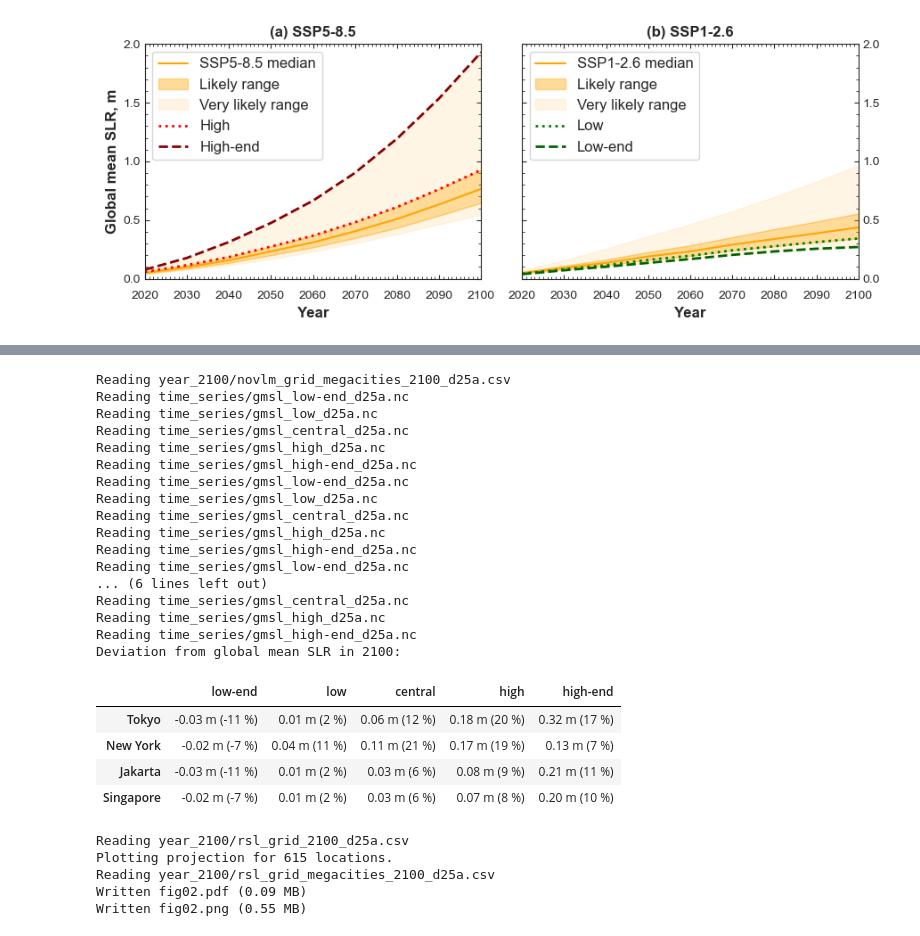
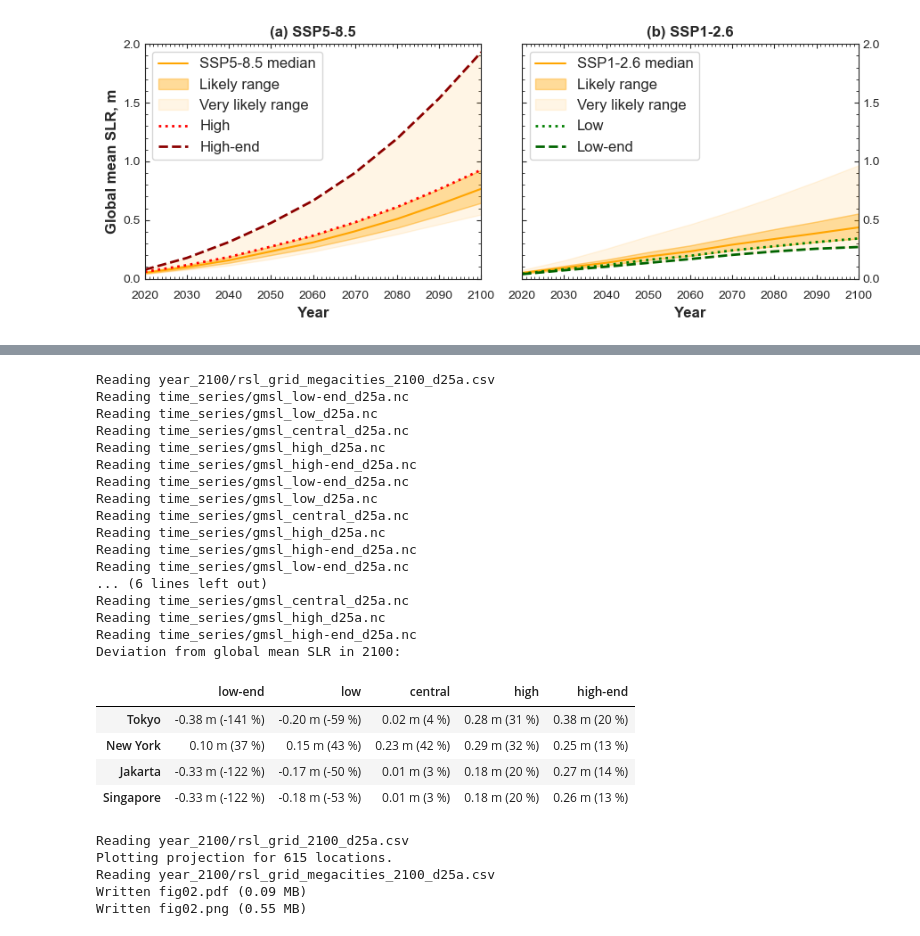
Before and after one commit to grandey/d25a-rsl-fusion, a Jupyter notebook: figs_d25a.ipynb, the cells around one changed output, grey strips where cells are left out. Saved outputs shown, nothing was run; the diff lists cells and outputs as text; code cells hidden in the pictures.

```diff
--- a/figs_d25a.ipynb
+++ b/figs_d25a.ipynb
@@ -123,40 +123,40 @@ Low-end 0.2     0.2 to 0.2      -0.0 to 0.3     10      0.74
 # %%
 # For specific cities, what is the deviation from the global mean?
 deviation_df = pd.DataFrame()
-year_2100_df = d25a.read_year_2100_df(slr_str='novlm', gauges_str='grid', cities_str='megacities')
+year_2100_df = d25a.read_year_2100_df(slr_str='rsl', gauges_str='grid', cities_str='megacities')
 for city_short in ['Tokyo', 'New York', 'Jakarta', 'Singapore']:
     year_2100_ser = year_2100_df[year_2100_df['city_short'] == city_short].iloc[0]  # projections for city
     for proj_str in ['low-end', 'low', 'central', 'high', 'high-end']:
         gmsl = d25a.read_time_series_da(slr_str='gmsl', proj_str=proj_str).sel(years=2100).data
         deviation = year_2100_ser[proj_str] - gmsl
         deviation_perc = (deviation / gmsl) * 100
         deviation_str = f'{deviation:.2f} m ({deviation_perc:.0f} %)'
         deviation_df.loc[city_short, proj_str] = deviation_str
 print('Deviation from global mean SLR in 2100:')
 deviation_df
 # %% [output]
-Reading year_2100/novlm_grid_megacities_2100_d25a.csv
+Reading year_2100/rsl_grid_megacities_2100_d25a.csv
 Reading time_series/gmsl_low-end_d25a.nc
 Reading time_series/gmsl_low_d25a.nc
 Reading time_series/gmsl_central_d25a.nc
 Reading time_series/gmsl_high_d25a.nc
 Reading time_series/gmsl_high-end_d25a.nc
 Reading time_series/gmsl_low-end_d25a.nc
 Reading time_series/gmsl_low_d25a.nc
 Reading time_series/gmsl_central_d25a.nc
 Reading time_series/gmsl_high_d25a.nc
 Reading time_series/gmsl_high-end_d25a.nc
 Reading time_series/gmsl_low-end_d25a.nc
 ... (6 lines left out)
 Reading time_series/gmsl_central_d25a.nc
 Reading time_series/gmsl_high_d25a.nc
 Reading time_series/gmsl_high-end_d25a.nc
 Deviation from global mean SLR in 2100:
 |  | low-end | low | central | high | high-end |
-| Tokyo | -0.03 m (-11 %) | 0.01 m (2 %) | 0.06 m (12 %) | 0.18 m (20 %) | 0.32 m (17 %) |
-| New York | -0.02 m (-7 %) | 0.04 m (11 %) | 0.11 m (21 %) | 0.17 m (19 %) | 0.13 m (7 %) |
-| Jakarta | -0.03 m (-11 %) | 0.01 m (2 %) | 0.03 m (6 %) | 0.08 m (9 %) | 0.21 m (11 %) |
-| Singapore | -0.02 m (-7 %) | 0.01 m (2 %) | 0.03 m (6 %) | 0.07 m (8 %) | 0.20 m (10 %) |
+| Tokyo | -0.38 m (-141 %) | -0.20 m (-59 %) | 0.02 m (4 %) | 0.28 m (31 %) | 0.38 m (20 %) |
+| New York | 0.10 m (37 %) | 0.15 m (43 %) | 0.23 m (42 %) | 0.29 m (32 %) | 0.25 m (13 %) |
+| Jakarta | -0.33 m (-122 %) | -0.17 m (-50 %) | 0.01 m (3 %) | 0.18 m (20 %) | 0.27 m (14 %) |
+| Singapore | -0.33 m (-122 %) | -0.18 m (-53 %) | 0.01 m (3 %) | 0.18 m (20 %) | 0.26 m (13 %) |
 # %%
 # Map showing high-end geocentric SLR projection
 fig, ax = d25a.fig_year_2100_map(slr_str='rsl', gauges_str='grid', proj_str='high-end')
```
Also changed, not shown: parts of 9 cells of this notebook, 2 other files.
